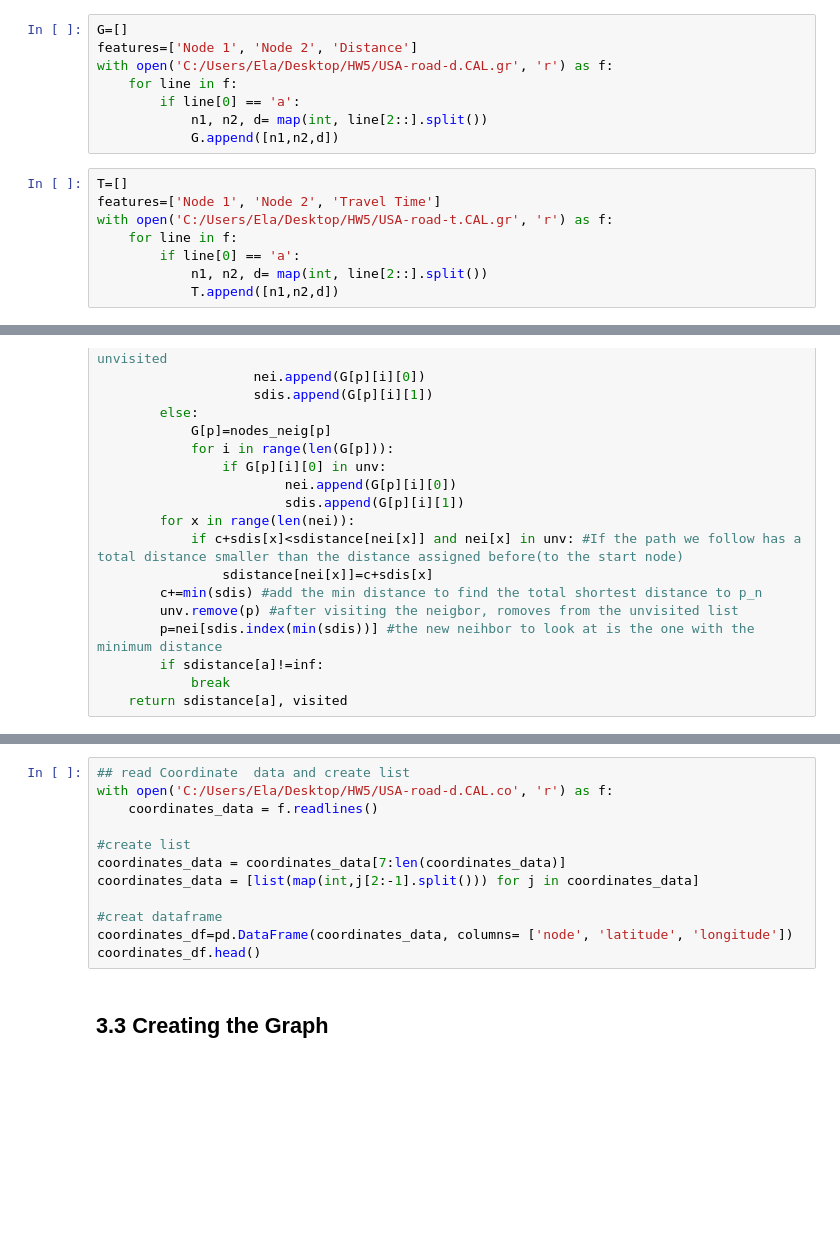
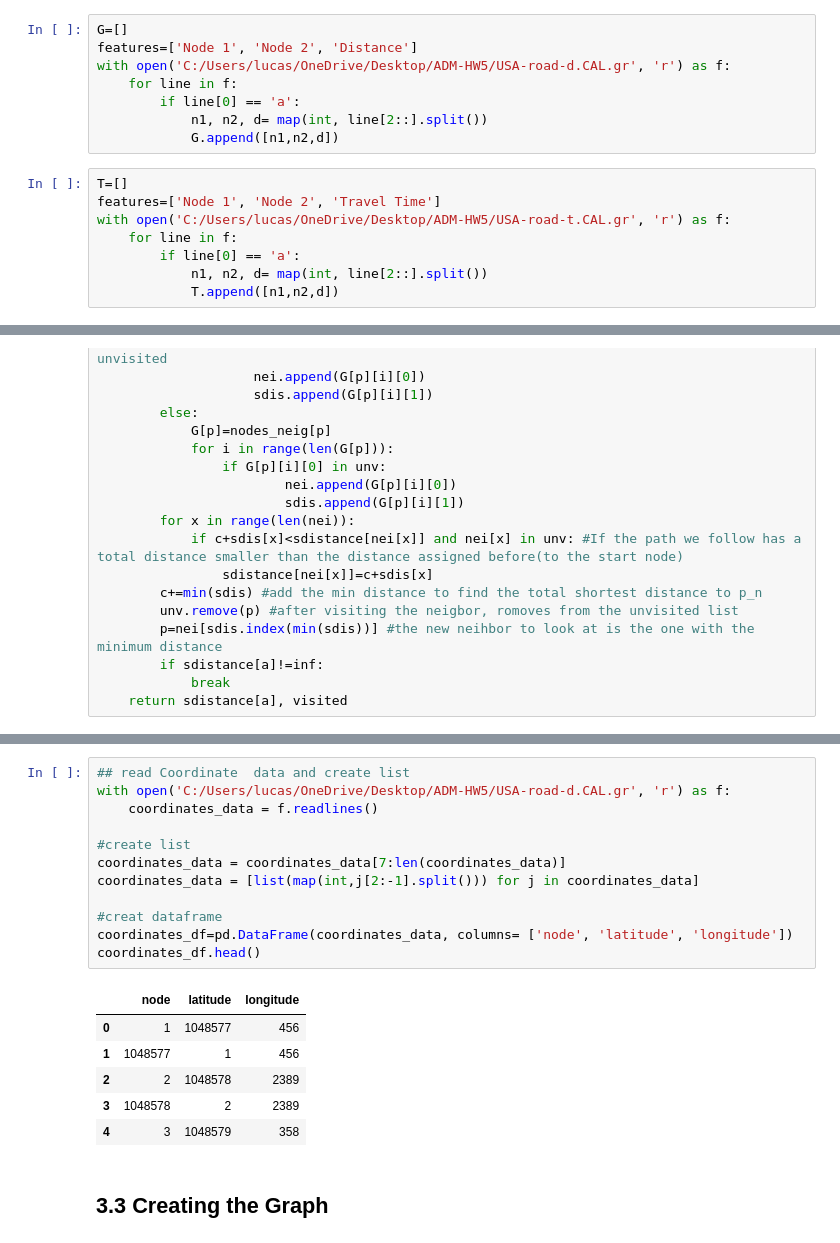
Before and after one commit to elaesme/ADM-HW5, a Jupyter notebook: main.ipynb, the cells around one changed output, grey strips where cells are left out. Saved outputs shown, nothing was run; the diff lists cells and outputs as text; blank space fills up the shorter version.

```diff
--- a/main.ipynb
+++ b/main.ipynb
@@ -310,7 +365,7 @@ In this point we create datasets starting from the file we download
 # %%
 G=[]
 features=['Node 1', 'Node 2', 'Distance']
-with open('C:/Users/Ela/Desktop/HW5/USA-road-d.CAL.gr', 'r') as f:
+with open('C:/Users/lucas/OneDrive/Desktop/ADM-HW5/USA-road-d.CAL.gr', 'r') as f:
     for line in f:
         if line[0] == 'a':
             n1, n2, d= map(int, line[2::].split())
@@ -318,7 +373,7 @@ with open('C:/Users/Ela/Desktop/HW5/USA-road-d.CAL.gr', 'r') as f:
 # %%
 T=[]
 features=['Node 1', 'Node 2', 'Travel Time']
-with open('C:/Users/Ela/Desktop/HW5/USA-road-t.CAL.gr', 'r') as f:
+with open('C:/Users/lucas/OneDrive/Desktop/ADM-HW5/USA-road-t.CAL.gr', 'r') as f:
     for line in f:
         if line[0] == 'a':
             n1, n2, d= map(int, line[2::].split())
@@ -482,15 +544,22 @@ print(p) #The shortest path for the required inputs
 # %%
 ## read Coordinate  data and create list
-with open('C:/Users/Ela/Desktop/HW5/USA-road-d.CAL.co', 'r') as f:
+with open('C:/Users/lucas/OneDrive/Desktop/ADM-HW5/USA-road-d.CAL.gr', 'r') as f:
     coordinates_data = f.readlines()
 
 #create list
 coordinates_data = coordinates_data[7:len(coordinates_data)]
 coordinates_data = [list(map(int,j[2:-1].split())) for j in coordinates_data]
 
 #creat dataframe
 coordinates_df=pd.DataFrame(coordinates_data, columns= ['node', 'latitude', 'longitude'])
 coordinates_df.head()
+# %% [output]
+|  | node | latitude | longitude |
+| 0 | 1 | 1048577 | 456 |
+| 1 | 1048577 | 1 | 456 |
+| 2 | 2 | 1048578 | 2389 |
+| 3 | 1048578 | 2 | 2389 |
+| 4 | 3 | 1048579 | 358 |
 # %% [markdown]
 ## 3.3 Creating the Graph
 # %%
```
Also changed, not shown: parts of 14 cells of this notebook.
